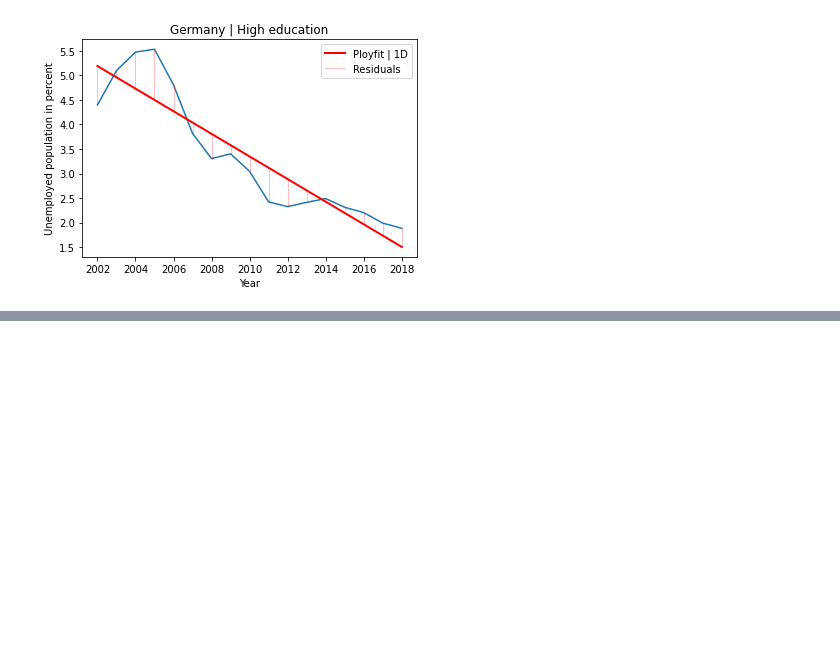
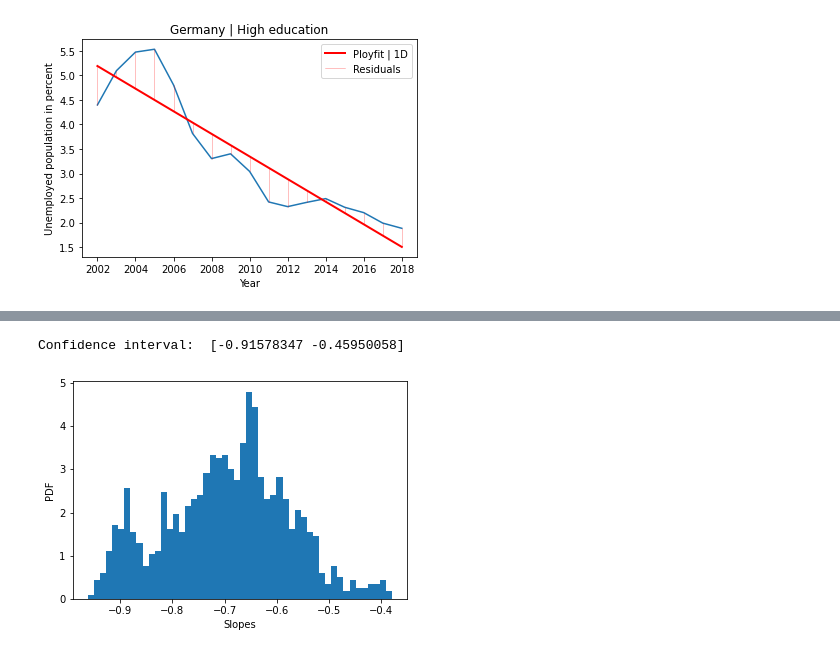
Before and after one commit to JanTSV/DataScience, a Jupyter notebook: examTask/main.ipynb, the cells around one changed output, grey strips where cells are left out. Saved outputs shown, nothing was run; the diff lists cells and outputs as text; code cells hidden in the pictures; blank space fills up the shorter version.

```diff
--- a/examTask/main.ipynb
+++ b/examTask/main.ipynb
@@ -283,0 +300,14 @@ RSS:  4.124125287079211
+# %%
+# Calculate bootrstrap pairs
+slopes, intercepts = pairs_bootstrap(clean_data["Year"].dt.year, clean_data["Germany - Low"], 1000)
+
+# Plot slopes
+plt.xlabel("Slopes")
+plt.ylabel("PDF")
+_ = plt.hist(slopes, bins=50, density=True)
+
+# Calculate 95% confidence interval
+print("Confidence interval: ", np.percentile(slopes, [2.5, 97.5]))
+# %% [output]
+Confidence interval:  [-0.91578347 -0.45950058]
+[figure, added]
```
Also changed, not shown: parts of 4 cells of this notebook, 1 other file.
